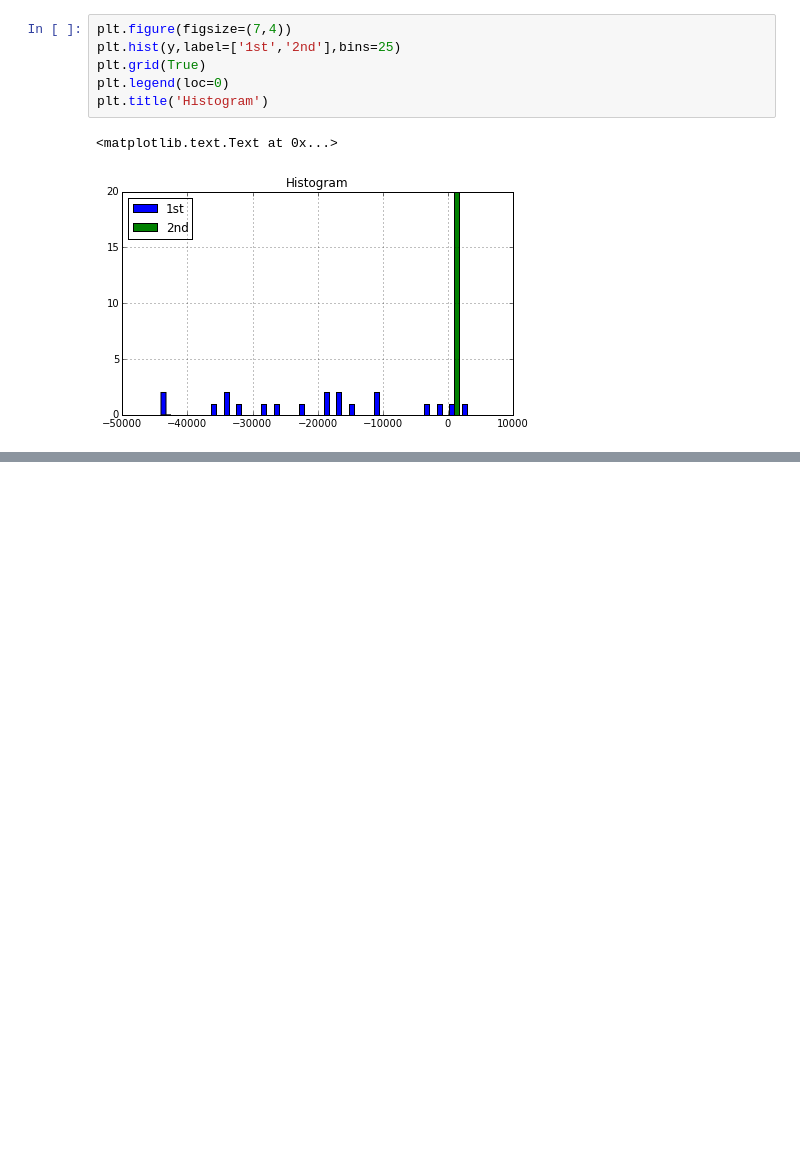
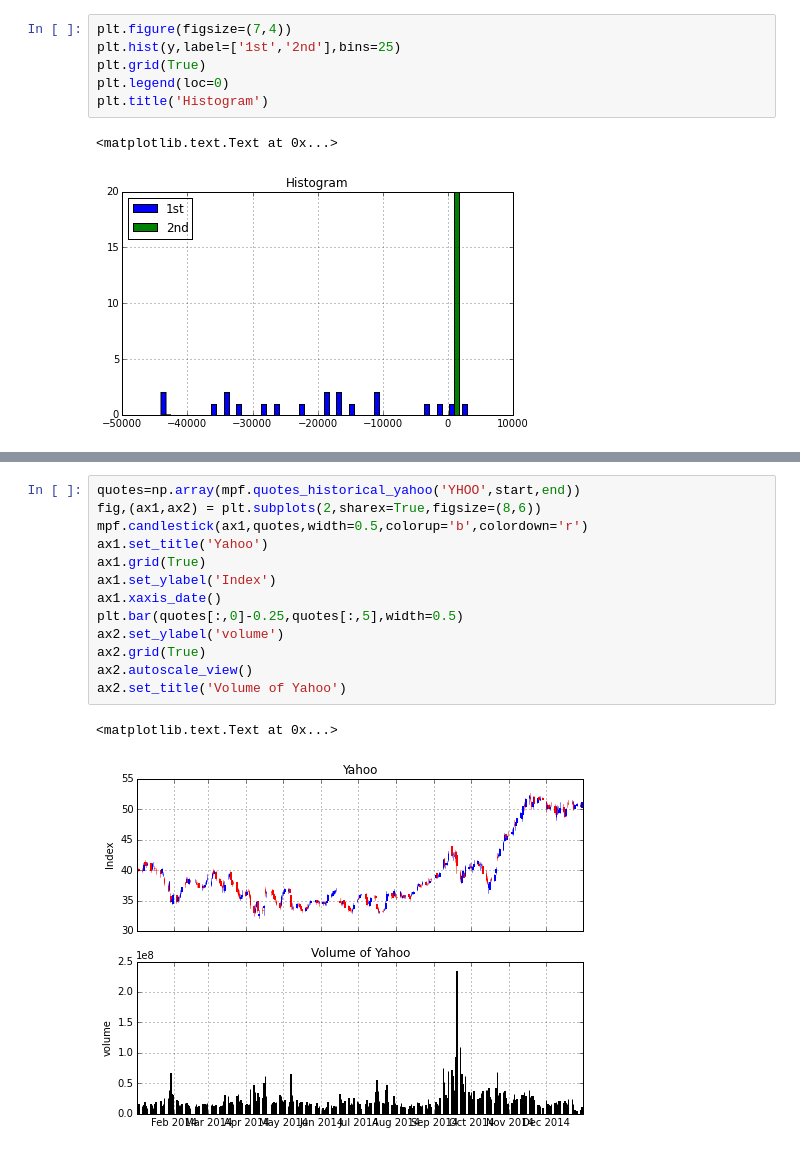
Before and after one commit to marcinwal/pythonInFinance, a Jupyter notebook: Matplotlib.ipynb, the cells around one changed output, grey strips where cells are left out. Saved outputs shown, nothing was run; the diff lists cells and outputs as text; blank space fills up the shorter version.

```diff
--- a/Matplotlib.ipynb
+++ b/Matplotlib.ipynb
@@ -118,0 +150,16 @@ plt.title('Histogram')
+# %%
+quotes=np.array(mpf.quotes_historical_yahoo('YHOO',start,end))
+fig,(ax1,ax2) = plt.subplots(2,sharex=True,figsize=(8,6))
+mpf.candlestick(ax1,quotes,width=0.5,colorup='b',colordown='r')
+ax1.set_title('Yahoo')
+ax1.grid(True)
+ax1.set_ylabel('Index')
+ax1.xaxis_date()
+plt.bar(quotes[:,0]-0.25,quotes[:,5],width=0.5)
+ax2.set_ylabel('volume')
+ax2.grid(True)
+ax2.autoscale_view()
+ax2.set_title('Volume of Yahoo')
+# %% [output]
+<matplotlib.text.Text at 0x...>
+[figure, added]
```
Also changed, not shown: parts of 4 cells of this notebook.
